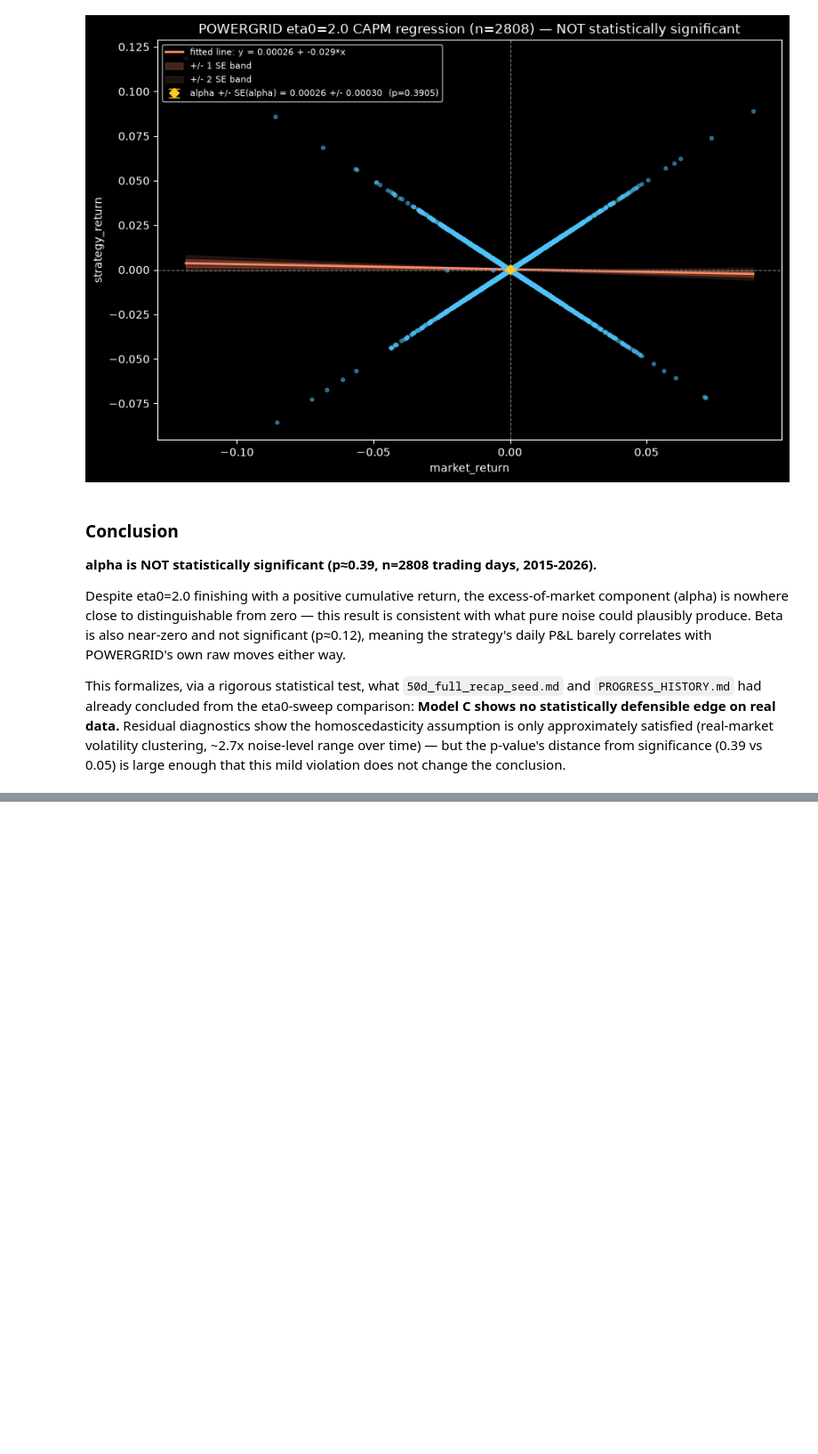
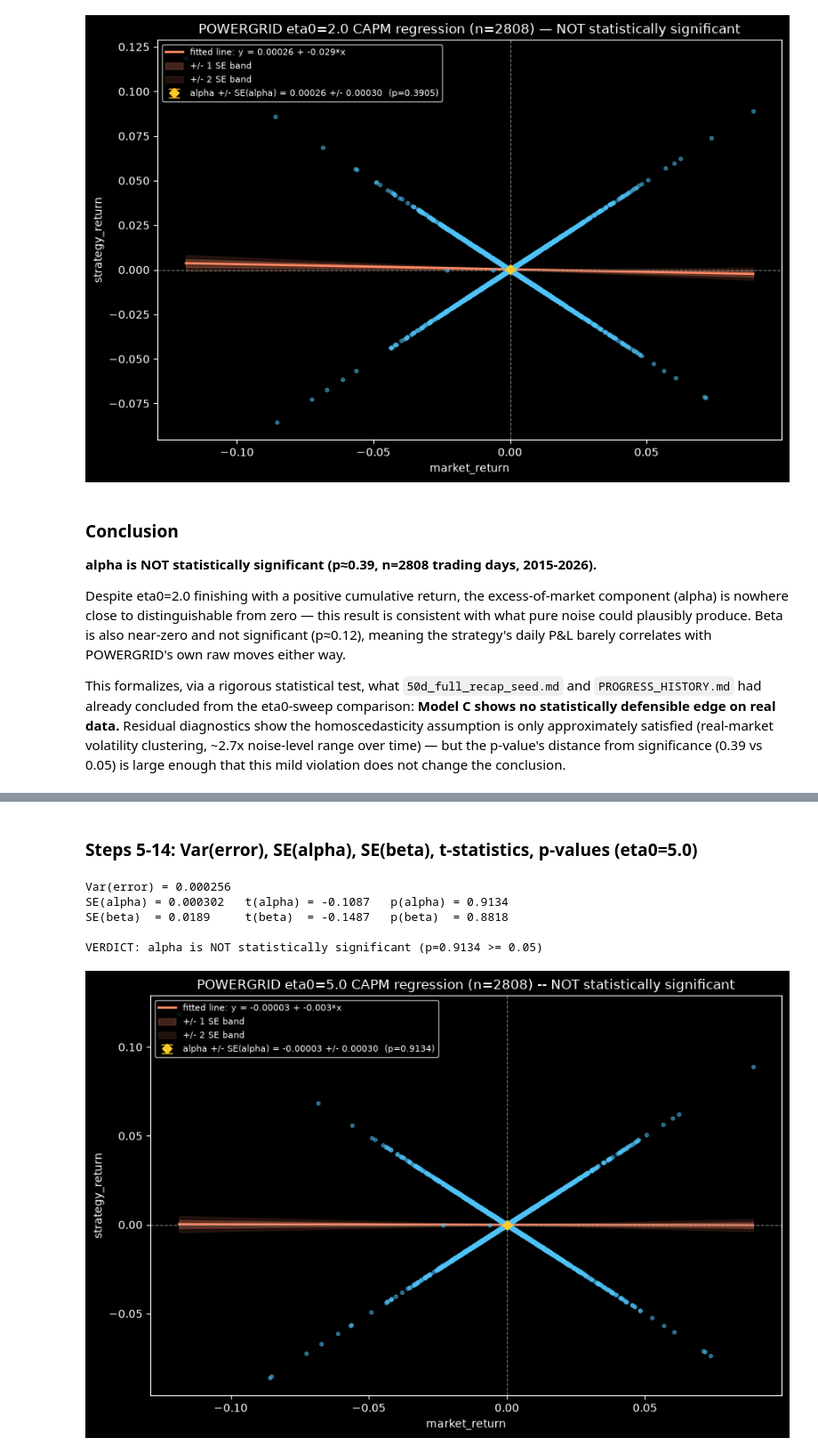
Before and after one commit to Saurav-cloud9/CodePonting, a Jupyter notebook: Algo_Trading/Framework_V2/scripts/trials/regime_model/memlabs/52_alpha_beta_concept_and_powergrid.ipynb, the cells around one changed output, grey strips where cells are left out. Shown at 89% size. Cells and saved outputs as stored; diff of their text form; code cells hidden in the pictures; blank space fills up the shorter version.

```diff
--- a/Algo_Trading/Framework_V2/scripts/trials/regime_model/memlabs/52_alpha_beta_concept_and_powergrid.ipynb
+++ b/Algo_Trading/Framework_V2/scripts/trials/regime_model/memlabs/52_alpha_beta_concept_and_powergrid.ipynb
@@ -405,0 +509,44 @@ that this mild violation does not change the conclusion.
+# %% [markdown]
+### Steps 5-14: Var(error), SE(alpha), SE(beta), t-statistics, p-values (eta0=5.0)
+# %%
+var_error5 = np.sum(error5 ** 2) / (n5 - 2)
+Sxx5 = np.sum((market_return5 - x_bar5) ** 2)
+
+se_alpha5 = np.sqrt(var_error5 * (1/n5 + x_bar5**2/Sxx5))
+se_beta5 = np.sqrt(var_error5 / Sxx5)
+
+t_alpha5 = alpha5 / se_alpha5
+p_alpha5 = 2 * stats.t.sf(abs(t_alpha5), df=n5-2)
+t_beta5 = beta5 / se_beta5
+p_beta5 = 2 * stats.t.sf(abs(t_beta5), df=n5-2)
+
+print(f"Var(error) = {var_error5:.6f}")
+print(f"SE(alpha) = {se_alpha5:.6f}   t(alpha) = {t_alpha5:.4f}   p(alpha) = {p_alpha5:.4f}")
+print(f"SE(beta)  = {se_beta5:.4f}     t(beta)  = {t_beta5:.4f}   p(beta)  = {p_beta5:.4f}")
+
+verdict5 = "STATISTICALLY SIGNIFICANT" if p_alpha5 < 0.05 else "NOT statistically significant"
+print(f"\nVERDICT: alpha is {verdict5} (p={p_alpha5:.4f} {'<' if p_alpha5<0.05 else '>='} 0.05)")
+
+se_line5 = np.sqrt(var_error5 * (1/n5 + (x_line5 - x_bar5)**2 / Sxx5))
+fig, ax = plt.subplots(figsize=(9, 6))
+ax.scatter(market_return5, strategy_return5, color='#4fc3f7', s=10, alpha=0.5, zorder=3)
+ax.plot(x_line5, y_line5, color='#ff8a65', lw=2, label=f'fitted line: y = {alpha5:.5f} + {beta5:.3f}*x')
+ax.fill_between(x_line5, y_line5 - se_line5, y_line5 + se_line5, color='#ff8a65', alpha=0.25, label='+/- 1 SE band')
+ax.fill_between(x_line5, y_line5 - 2*se_line5, y_line5 + 2*se_line5, color='#ff8a65', alpha=0.12, label='+/- 2 SE band')
+ax.axvline(0, color='gray', lw=0.8, ls='--')
+ax.axhline(0, color='gray', lw=0.8, ls='--')
+ax.errorbar([0], [alpha5], yerr=[se_alpha5], fmt='D', color='#ffca28', ecolor='#ffca28', capsize=5, zorder=4,
+            label=f'alpha +/- SE(alpha) = {alpha5:.5f} +/- {se_alpha5:.5f}  (p={p_alpha5:.4f})')
+ax.set_xlabel('market_return'); ax.set_ylabel('strategy_return')
+ax.set_title(f'POWERGRID eta0=5.0 CAPM regression (n={n5}) -- {verdict5}')
+ax.legend(fontsize=8, loc='upper left')
+plt.tight_layout()
+plt.savefig('52c_check_confidence_band.png', dpi=110)
+plt.show()
+# %% [output]
+Var(error) = 0.000256
+SE(alpha) = 0.000302   t(alpha) = -0.1087   p(alpha) = 0.9134
+SE(beta)  = 0.0189     t(beta)  = -0.1487   p(beta)  = 0.8818
+
+VERDICT: alpha is NOT statistically significant (p=0.9134 >= 0.05)
+[figure, added]
```
Also changed, not shown: parts of 8 cells of this notebook, 19 other files.
